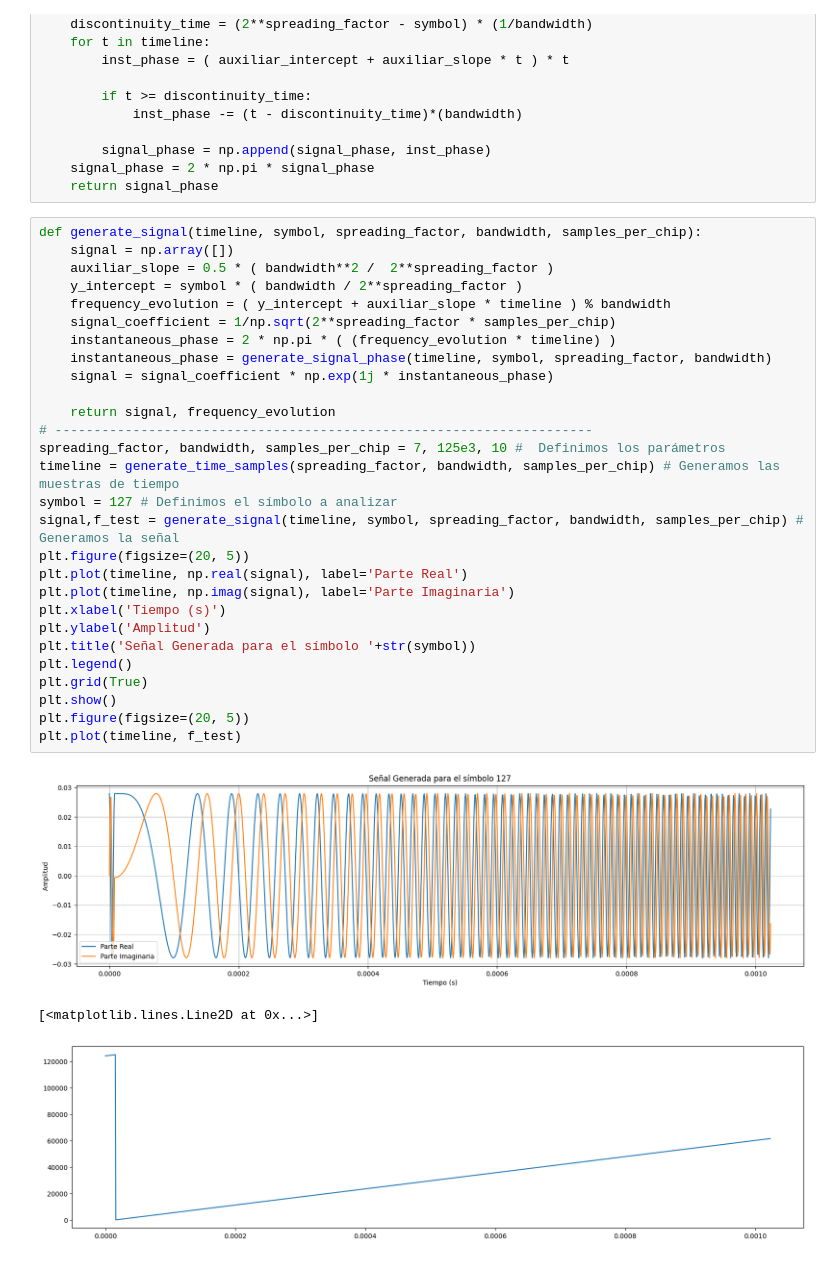
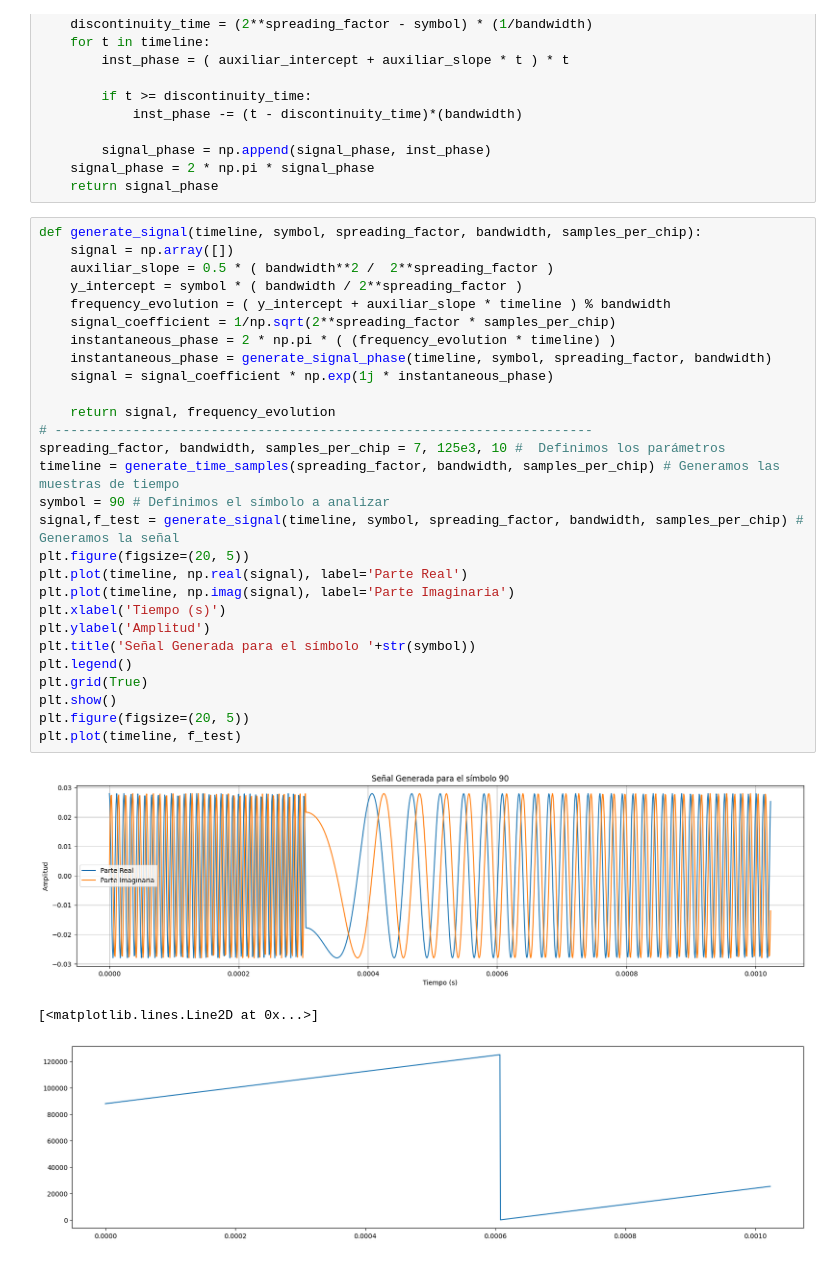
Before and after one commit to stefaema/LoRaSimulator, a Jupyter notebook: Definitive/lora_concept_breakdown.ipynb, the cells around one changed output. Saved outputs shown, nothing was run; the diff lists cells and outputs as text.

```diff
--- a/Definitive/lora_concept_breakdown.ipynb
+++ b/Definitive/lora_concept_breakdown.ipynb
@@ -252,32 +254,32 @@ def generate_signal_phase(timeline, symbol, spreading_factor, bandwidth):
 # %%
 def generate_signal(timeline, symbol, spreading_factor, bandwidth, samples_per_chip):
     signal = np.array([])
     auxiliar_slope = 0.5 * ( bandwidth**2 /  2**spreading_factor )
     y_intercept = symbol * ( bandwidth / 2**spreading_factor )
     frequency_evolution = ( y_intercept + auxiliar_slope * timeline ) % bandwidth
     signal_coefficient = 1/np.sqrt(2**spreading_factor * samples_per_chip)
     instantaneous_phase = 2 * np.pi * ( (frequency_evolution * timeline) )
     instantaneous_phase = generate_signal_phase(timeline, symbol, spreading_factor, bandwidth)
     signal = signal_coefficient * np.exp(1j * instantaneous_phase)
 
     return signal, frequency_evolution
 # ---------------------------------------------------------------------
 spreading_factor, bandwidth, samples_per_chip = 7, 125e3, 10 #  Definimos los parámetros
 timeline = generate_time_samples(spreading_factor, bandwidth, samples_per_chip) # Generamos las muestras de tiempo
-symbol = 127 # Definimos el símbolo a analizar
+symbol = 90 # Definimos el símbolo a analizar
 signal,f_test = generate_signal(timeline, symbol, spreading_factor, bandwidth, samples_per_chip) # Generamos la señal
 plt.figure(figsize=(20, 5))
 plt.plot(timeline, np.real(signal), label='Parte Real')
 plt.plot(timeline, np.imag(signal), label='Parte Imaginaria')
 plt.xlabel('Tiempo (s)')
 plt.ylabel('Amplitud')
 plt.title('Señal Generada para el símbolo '+str(symbol))
 plt.legend()
 plt.grid(True)
 plt.show()
 plt.figure(figsize=(20, 5))
 plt.plot(timeline, f_test)
 # %% [output]
-[figure, old version]
+[figure, new version]
 [<matplotlib.lines.Line2D at 0x...>]
-[figure, old version]
+[figure, new version]
```
Also changed, not shown: parts of 3 cells of this notebook.
